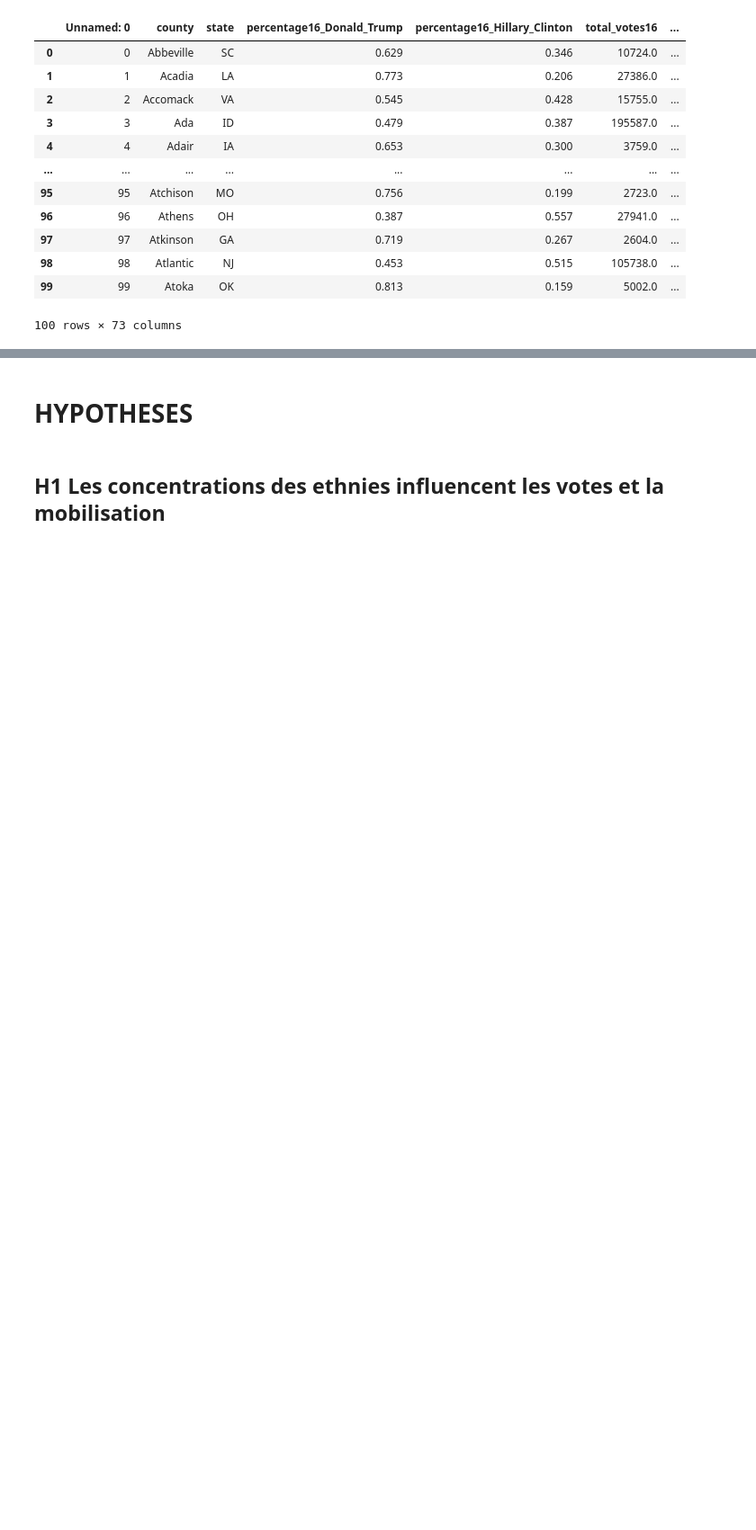
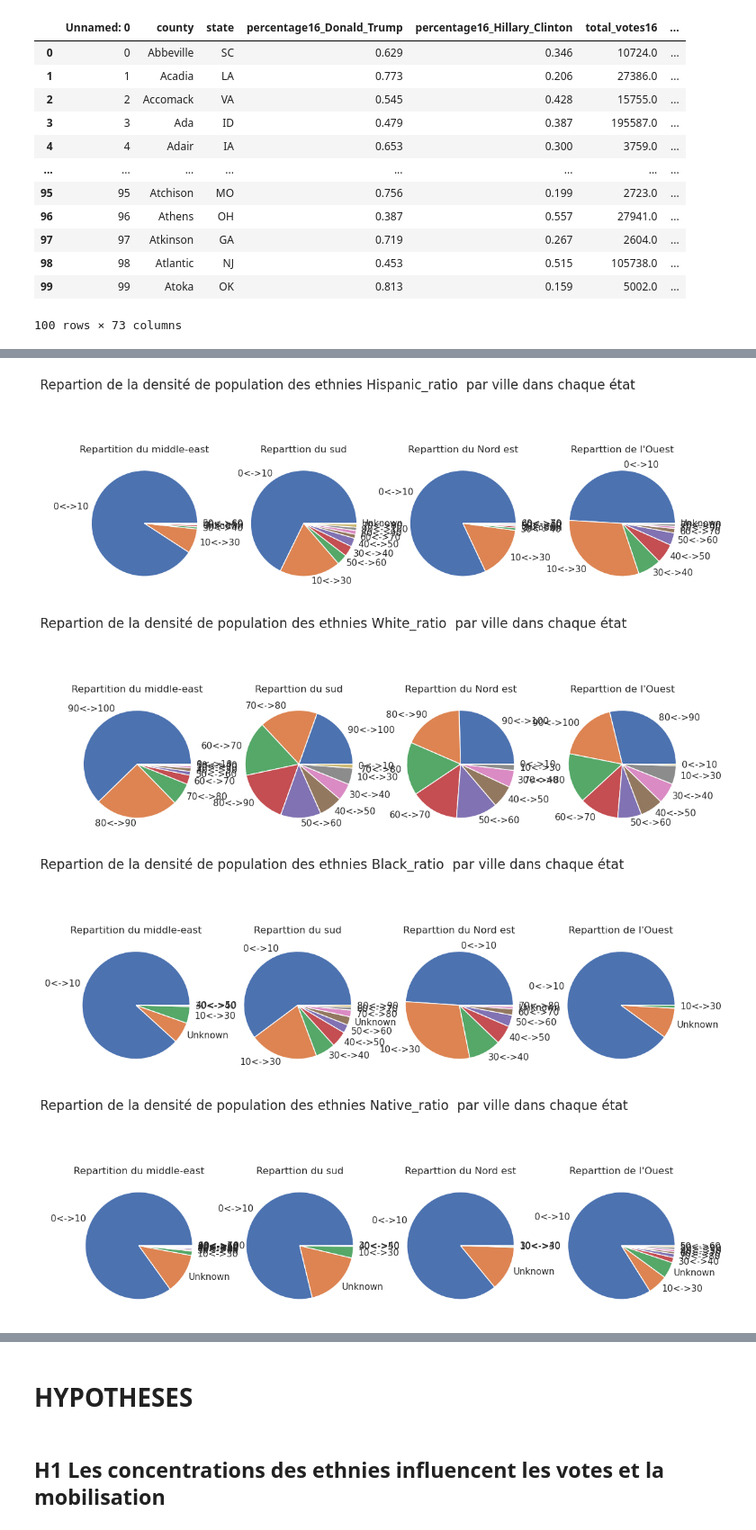
Before and after one commit to XDEBUF/covid_social_poll, a Jupyter notebook: covid inference.ipynb, the cells around one changed output, grey strips where cells are left out. Shown: that part at 90% size. Cells and saved outputs as stored; diff of their text form; code cells hidden in the pictures; blank space fills up the shorter version.

```diff
--- a/covid inference.ipynb
+++ b/covid inference.ipynb
@@ -374,0 +450,29 @@ KeyError: 'IA'
+# %%
+def plot_cat_by_state(category,densite_label,column):
+    df_mw=df_MidWest[column]
+    df_s=df_South[column]
+    df_ne=df_Northeast[column]
+    df_w=df_West[column]
+    density = df_exploit['Hispanic_ratio'].value_counts().index
+    pos = np.arange(len(density))
+    width = 0.35  # épaisseur de chaque bâton
+    fig, (ax1, ax2, ax3, ax4) = plt.subplots(nrows=1, ncols=4, figsize=(15, 5))
+    plt.suptitle(f'Repartion de la densité {densite_label} des {category}  par ville dans chaque état ', fontsize=16)
+    ax1.pie(df_mw.value_counts(),labels=df_mw.value_counts().index)
+    ax2.pie(df_s.value_counts(), labels=df_s.value_counts().index)
+    ax3.pie(df_ne.value_counts(), labels=df_ne.value_counts().index)
+    ax4.pie(df_w.value_counts(), labels=df_w.value_counts().index)
+    ax1.set_title('Repartition du middle-east')
+    ax2.set_title('Reparttion du sud')
+    ax3.set_title('Reparttion du Nord est')
+    ax4.set_title('Reparttion de l\'Ouest')
+    plt.subplots_adjust(left=0.2, wspace=0.2, top=0.85) # ajuster la position et l'espacement des graphes
+    plt.show()
+# %%
+for state in list_colRatio:
+    plot_cat_by_state(f'ethnies {state}','de population',state)
+# %% [output]
+[figure, added]
+[figure, added]
+[figure, added]
+[figure, added]
```
Also changed, not shown: parts of 12 cells of this notebook.
